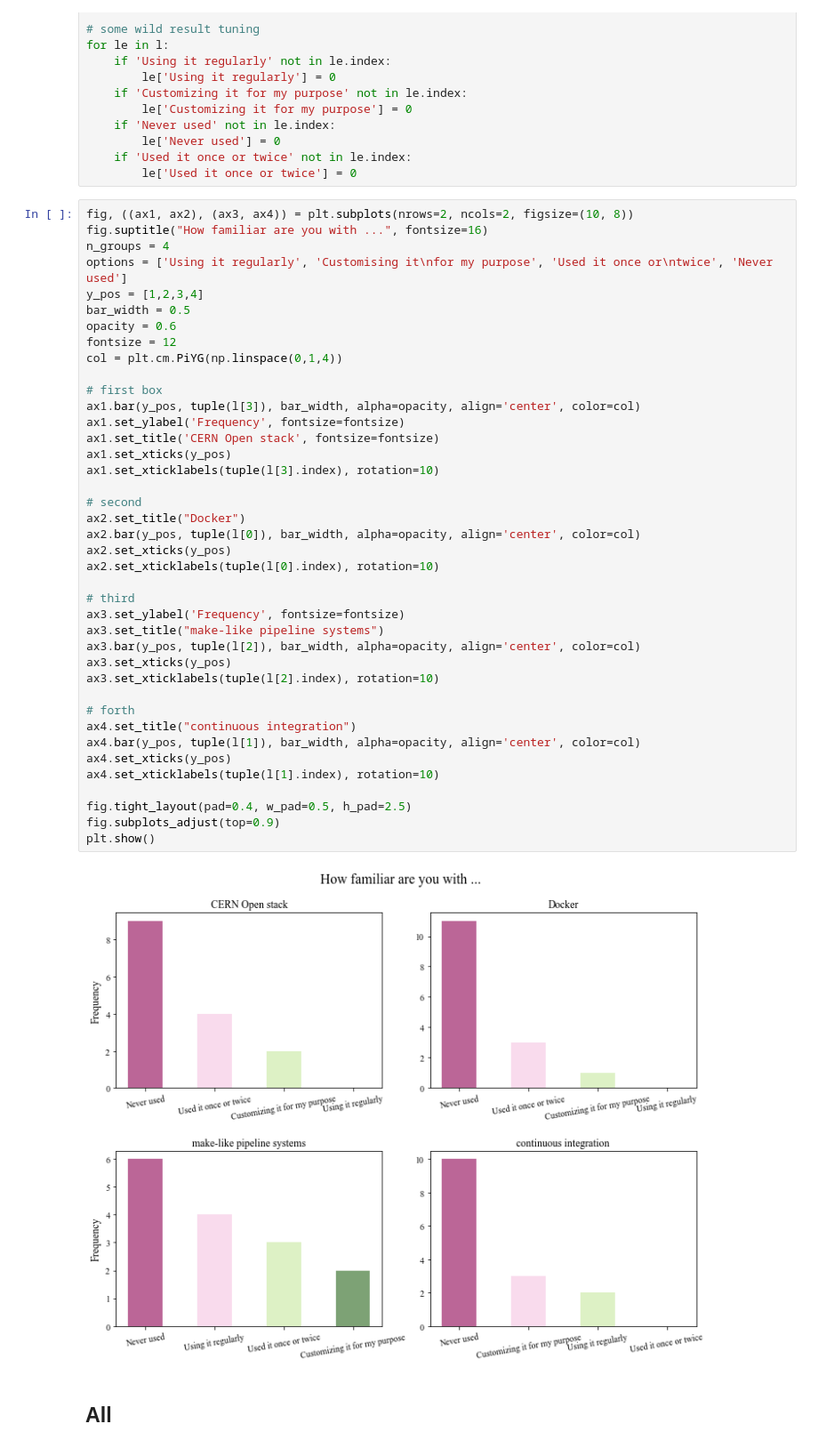
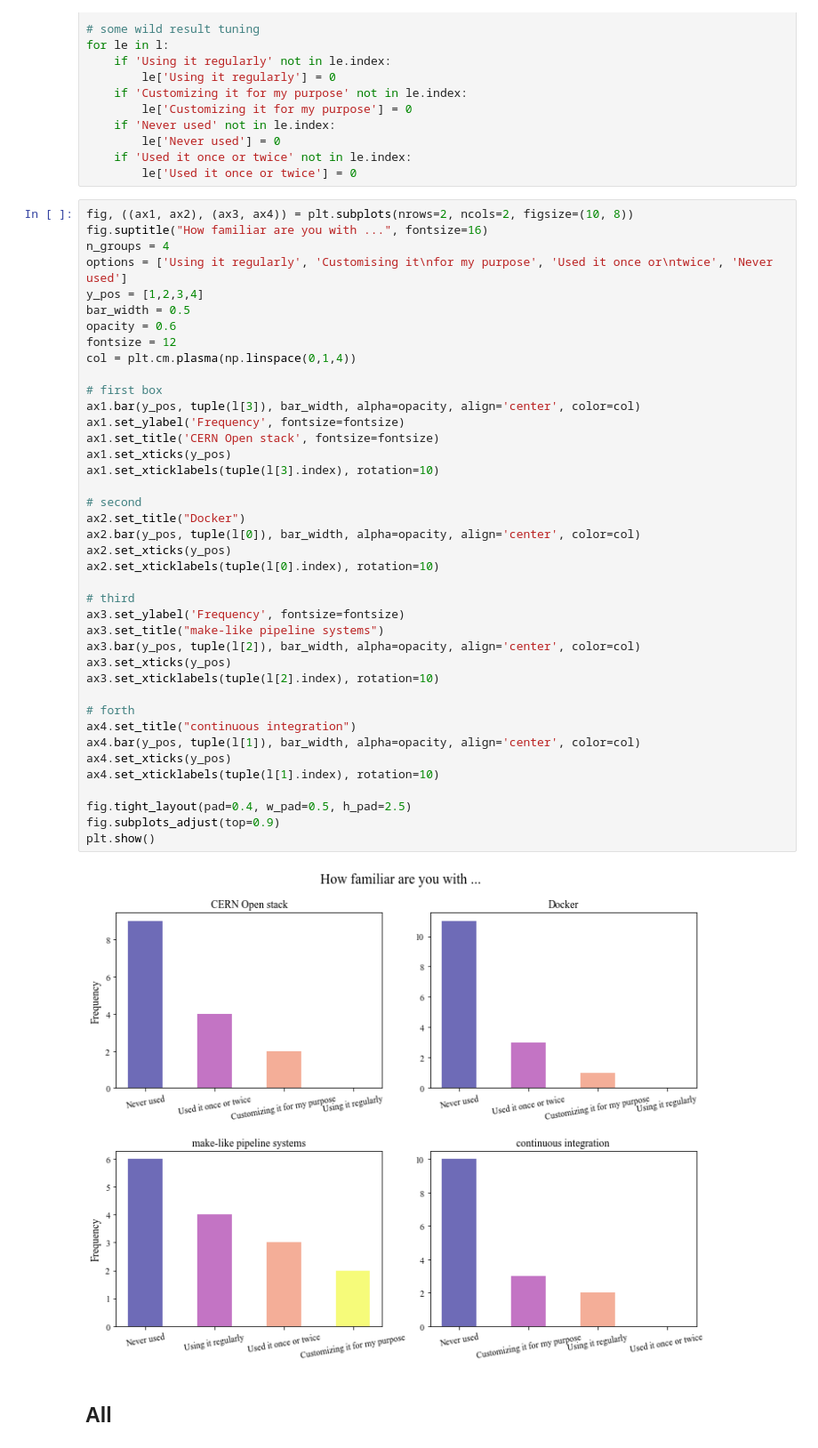
Before and after one commit to atrisovic/thesis-plots, a Jupyter notebook: lhcb-analysis-reproducibiity-survey.ipynb, the cells around one changed output. Shown at 89% size. Drawn from its saved outputs; the diff is of its cells as text.

```diff
--- a/lhcb-survey-results-2017.ipynb
+++ b/lhcb-analysis-reproducibiity-survey.ipynb
@@ -198,39 +198,39 @@ y_pos = [1,2,3,4]
 bar_width = 0.5
 opacity = 0.6
 fontsize = 12
-col = plt.cm.PiYG(np.linspace(0,1,4))
+col = plt.cm.plasma(np.linspace(0,1,4))
 
 # first box
 ax1.bar(y_pos, tuple(l[3]), bar_width, alpha=opacity, align='center', color=col)
 ax1.set_ylabel('Frequency', fontsize=fontsize)
 ax1.set_title('CERN Open stack', fontsize=fontsize)
 ax1.set_xticks(y_pos)
 ax1.set_xticklabels(tuple(l[3].index), rotation=10)
 
 # second
 ax2.set_title("Docker")
 ax2.bar(y_pos, tuple(l[0]), bar_width, alpha=opacity, align='center', color=col)
 ax2.set_xticks(y_pos)
 ax2.set_xticklabels(tuple(l[0].index), rotation=10)
 
 # third
 ax3.set_ylabel('Frequency', fontsize=fontsize)
 ax3.set_title("make-like pipeline systems")
 ax3.bar(y_pos, tuple(l[2]), bar_width, alpha=opacity, align='center', color=col)
 ax3.set_xticks(y_pos)
 ax3.set_xticklabels(tuple(l[2].index), rotation=10)
 
 # forth
 ax4.set_title("continuous integration")
 ax4.bar(y_pos, tuple(l[1]), bar_width, alpha=opacity, align='center', color=col)
 ax4.set_xticks(y_pos)
 ax4.set_xticklabels(tuple(l[1].index), rotation=10)
 
 fig.tight_layout(pad=0.4, w_pad=0.5, h_pad=2.5)
 fig.subplots_adjust(top=0.9)
 plt.show()
 # %% [output]
-[figure, old version]
+[figure, new version]
 # %% [markdown]
 ## All
 # %%
```
Also changed, not shown: parts of 1 cell of this notebook, 1 other file.
